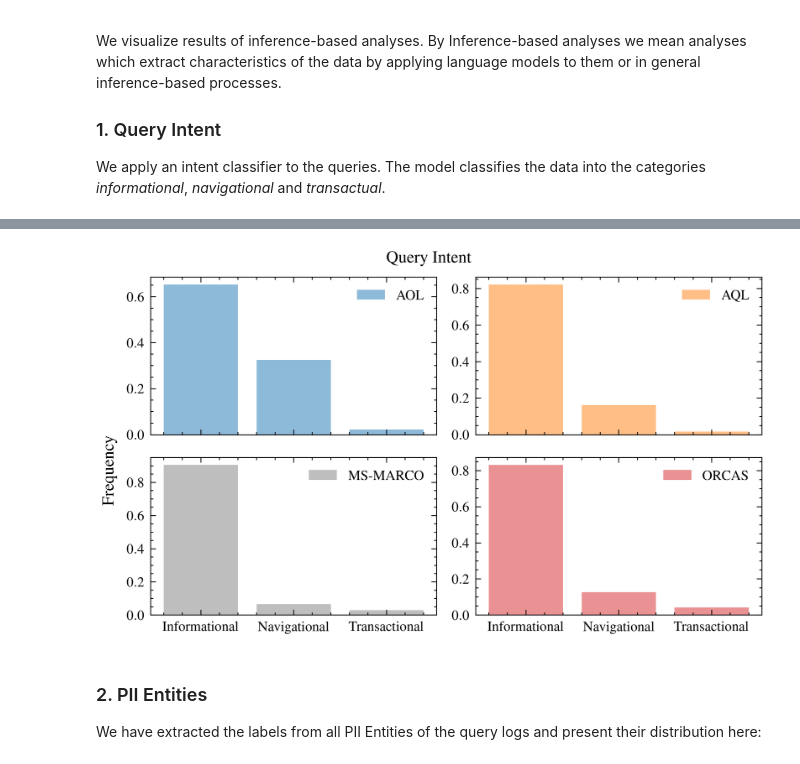
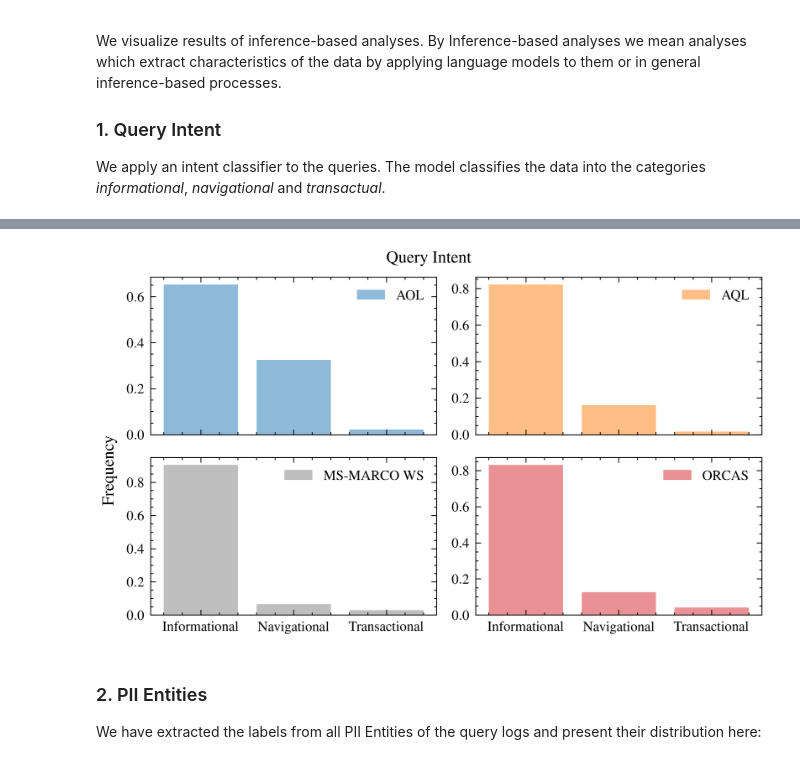
Before and after one commit to bnsch98/verifying-query-logs-from-unknown-sources, a Jupyter notebook: src/thesis_schneg/vis_inference_based.ipynb, the cells around one changed output, grey strips where cells are left out. Drawn from its saved outputs; the diff is of its cells as text; code cells hidden in the pictures.

```diff
--- a/src/thesis_schneg/vis_inference_based.ipynb
+++ b/src/thesis_schneg/vis_inference_based.ipynb
@@ -130,34 +130,36 @@ for i, ax in enumerate(axes.flatten()):
     data['count()'] = data['count()'] / data['count()'].sum()
     # hrizontal bar plot
     ax.bar(data['query-intent'], data['count()'], color=color[i], alpha=0.5)
     # Add legend with dataset name
     dataset_name = list(result_data.keys())[i].upper()
+    if dataset_name == 'MS-MARCO':
+        dataset_name = 'MS-MARCO WS'
     ax.legend([dataset_name], loc='upper right', fontsize=8)
     # Only show y-axis labels for the first column
     if i < 2:  # If the plot is in the second column
         ax.set_xticklabels([])  # Remove y-axis labels
 
 
 fig.supxlabel('Query Intent', y=0.99)
 fig.supylabel('Frequency', x=0.03)
 plt.tight_layout()
 # either save visualization or show it
 plt.show()
 
 if save_vis:
     vis_dir = Path(
             f"/home/benjamin/studium/masterarbeit/thesis-schneg/plots/{analysis_name}")
     # make directory if it does not exist
     if not vis_dir.exists():
         vis_dir.mkdir(parents=True)
     # delete old plot
     for file in vis_dir.iterdir():
         if file.is_file() and file.name.endswith(f'.{plot_format}'):
             file.unlink()
 
     fig.savefig(vis_dir.joinpath(f"all.{plot_format}"), format=plot_format)
 # %% [output]
-[figure, old version]
+[figure, new version]
 # %% [markdown]
 ### 2. PII Entities
 
```
Also changed, not shown: parts of 7 cells of this notebook, 30 other files.
